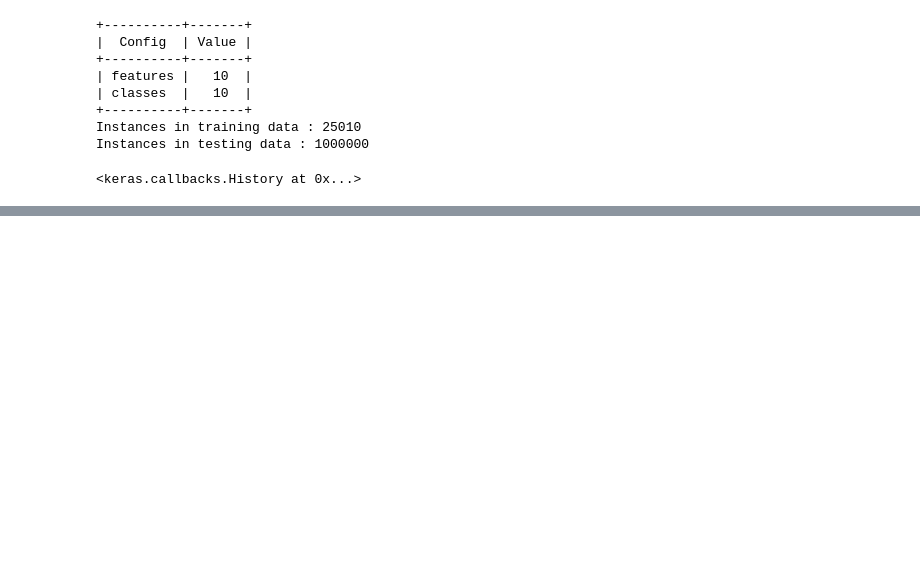
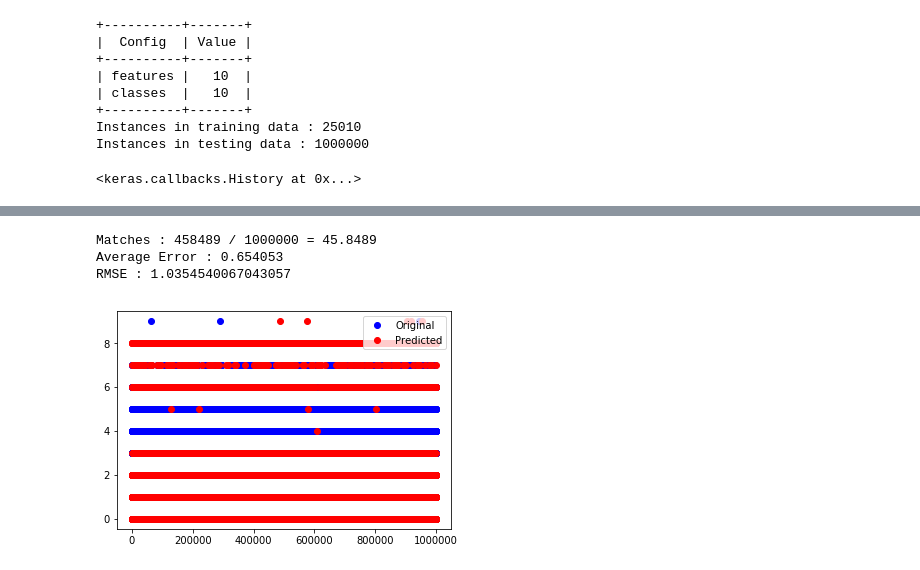
Before and after one commit to aditisrinivas97/Pokerman, a Jupyter notebook: iPython Notebooks/Artificial Neural Network.ipynb, the cells around one changed output, grey strips where cells are left out. Cells and saved outputs as stored; diff of their text form; code cells hidden in the pictures; blank space fills up the shorter version.

```diff
--- a/iPython Notebooks/Artificial Neural Network.ipynb
+++ b/iPython Notebooks/Artificial Neural Network.ipynb
@@ -86 +119,24 @@ model.fit(train_x, train_y, epochs = 500, batch_size = 500, verbose=0)
+# %%
+preds = [list(x) for x in model.predict(test_x)]
+for i in range(len(preds)):
+    preds[i] = preds[i].index(max(preds[i]))
+
+test_matches = 0
+for i in range(len(test_y)):
+    if test_y[i] == preds[i]:
+        test_matches += 1
+
+print("Matches :", test_matches, '/', len(test_y), '=', test_matches/len(test_y) * 100)
+print("Average Error :", sum([math.fabs(x-y) for x, y in zip(test_y, preds)])/len(test_y))
+print("RMSE :", math.sqrt(sum([(x-y)**2 for x, y in zip(test_y, preds)])/len(test_y)))
+
+plt.plot(test_y, 'bo', label='Original')
+plt.plot(preds, 'ro', label='Predicted')
+plt.legend()
+plt.show()
+# %% [output]
+Matches : 458489 / 1000000 = 45.8489
+Average Error : 0.654053
+RMSE : 1.0354540067043057
+[figure, added]
 # %%
```
Also changed, not shown: parts of 7 cells of this notebook, 1 other file.
